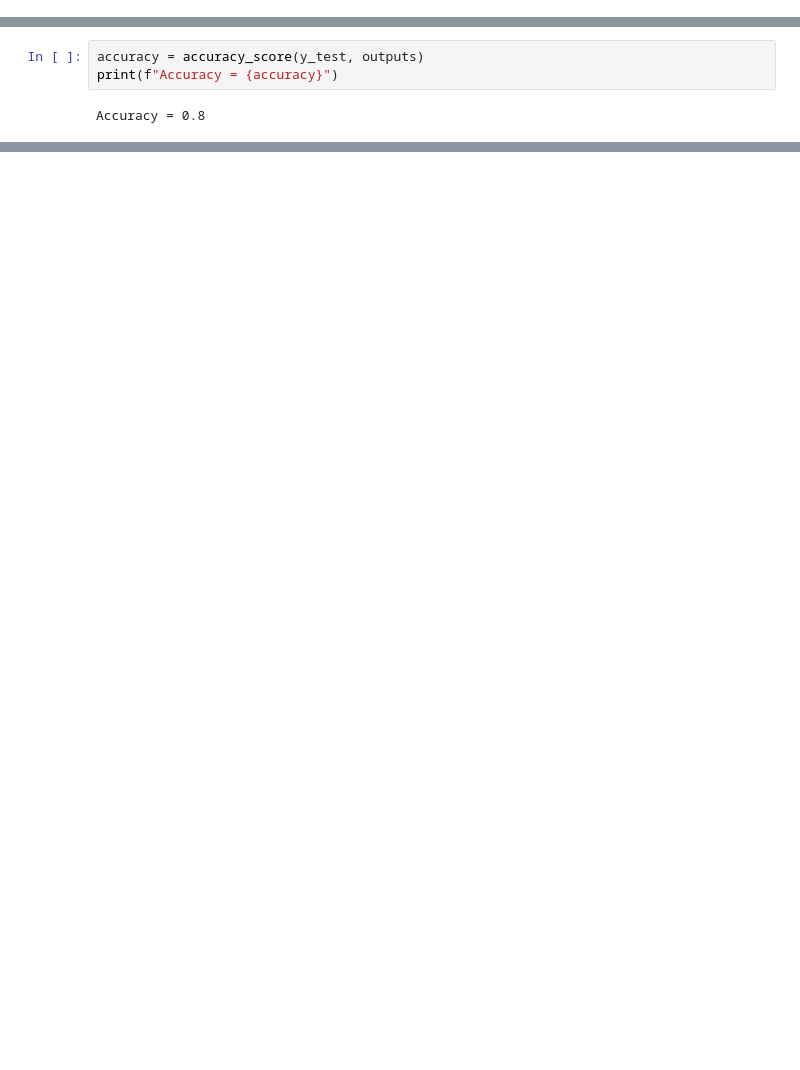
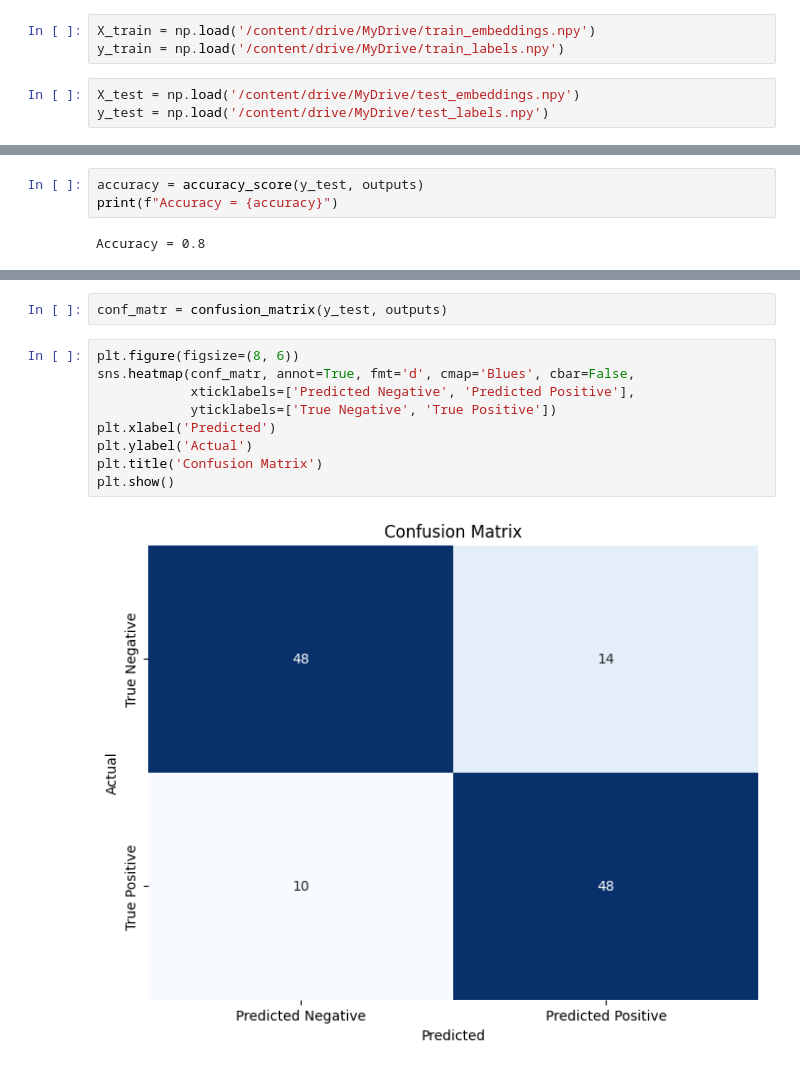
Before and after one commit to Kabanidze03/Detecting_railways, a Jupyter notebook: Railway_detection.ipynb, the cells around one changed output, grey strips where cells are left out. Saved outputs shown, nothing was run; the diff lists cells and outputs as text; blank space fills up the shorter version.

```diff
--- a/Railway_detection.ipynb
+++ b/Railway_detection.ipynb
@@ -156,3 +156,9 @@ np.save('/content/drive/MyDrive/test_labels.npy', y_test)
+# %%
+X_train = np.load('/content/drive/MyDrive/train_embeddings.npy')
+y_train = np.load('/content/drive/MyDrive/train_labels.npy')
+# %%
+X_test = np.load('/content/drive/MyDrive/test_embeddings.npy')
+y_test = np.load('/content/drive/MyDrive/test_labels.npy')
 # %%
 classifier = CatBoostClassifier(verbose=0)
 # %%
@@ -187,0 +211,13 @@ Accuracy = 0.8
+# %%
+conf_matr = confusion_matrix(y_test, outputs)
+# %%
+plt.figure(figsize=(8, 6))
+sns.heatmap(conf_matr, annot=True, fmt='d', cmap='Blues', cbar=False,
+            xticklabels=['Predicted Negative', 'Predicted Positive'],
+            yticklabels=['True Negative', 'True Positive'])
+plt.xlabel('Predicted')
+plt.ylabel('Actual')
+plt.title('Confusion Matrix')
+plt.show()
+# %% [output]
+[figure, added]
```
Also changed, not shown: parts of 14 cells of this notebook.
